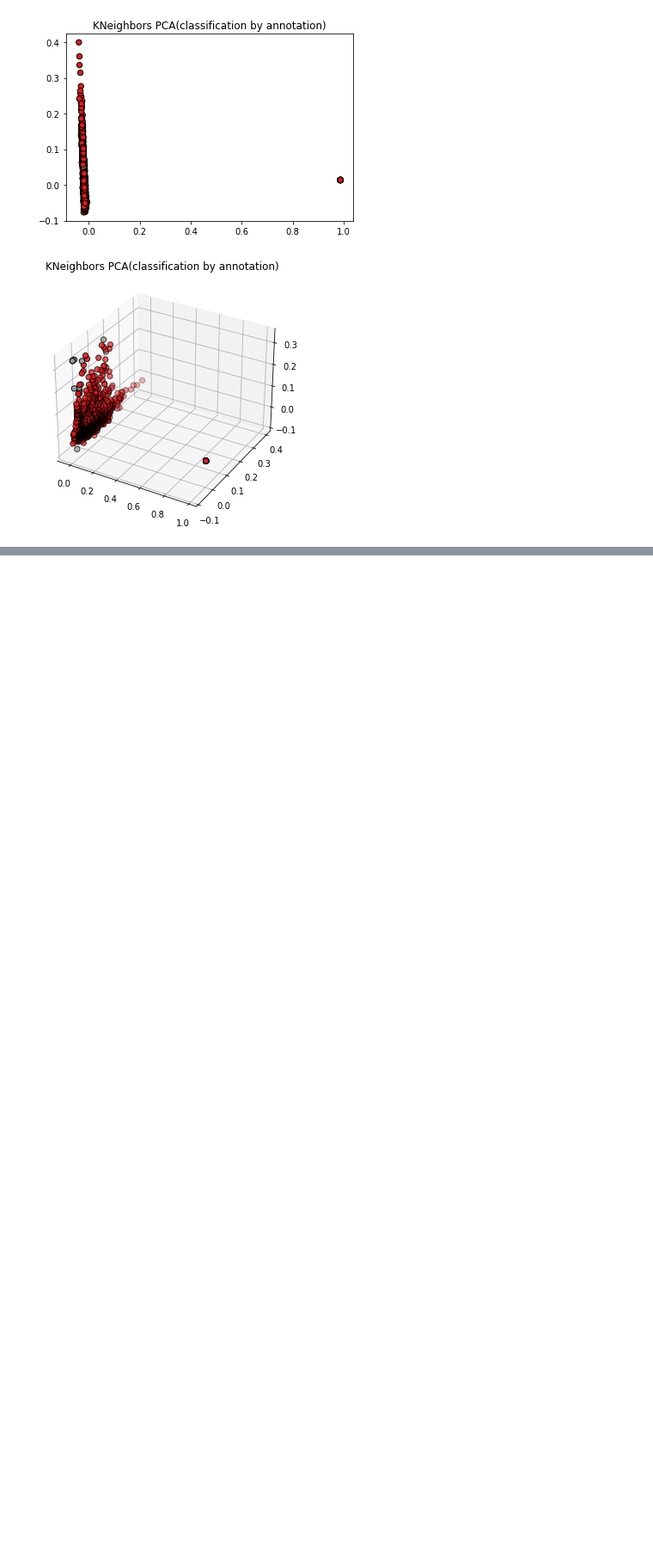
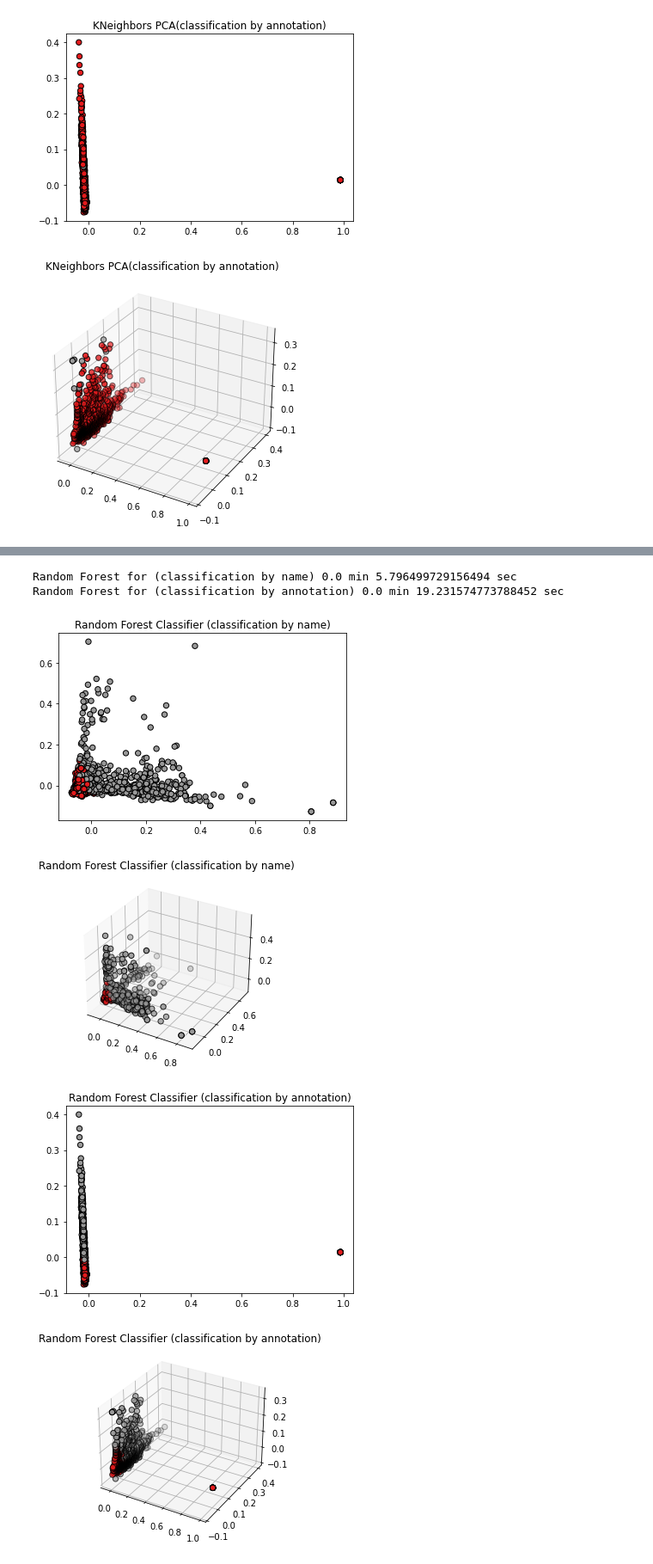
Before and after one commit to KozlovIA/binary-text-classification_, a Jupyter notebook: main.ipynb, the cells around one changed output, grey strips where cells are left out. Shown at 86% size. Saved outputs shown, nothing was run; the diff lists cells and outputs as text; code cells hidden in the pictures; blank space fills up the shorter version.

```diff
--- a/main.ipynb
+++ b/main.ipynb
@@ -158,21 +227,42 @@ def rand_tree():
+# %%
+def random_forest_(X_train, X_test, y_train, y_test, label=''):
+    """Классификация с помощью случайного леса"""
+    model = RandomForestClassifier()
+
+    start_time = time.time()
+
+    model.fit(X_train, y_train)
+    y_proba = model.predict(X_test)
+
+    cls.pca(X_test, y_proba, title='Random Forest Classifier ' + label)
+
+    print("Random Forest for " + label, (time.time() - start_time)//60, "min", (time.time() - start_time)%60, "sec")
+
+    return y_proba, classification_report(y_test, y_proba), confusion_matrix(y_test, y_proba), accuracy_score(y_test, y_proba)
 # %%
-def rand_forest():
-    # Классификация random forest с удалением малозначимых терминов// с графиками
+# Классификация random forest с удалением малозначимых терминов// с графиками
 
-    file = open("Классификация random forest с удалением малозначимых терминов.txt", 'w', encoding='utf-8')
+file = open("Классификация random forest с удалением малозначимых терминов.txt", 'w', encoding='utf-8')
 
-    file_predict = open("Метки random forest.txt", 'w', encoding='utf-8')
+file_predict = open("Метки random forest.txt", 'w', encoding='utf-8')
 
-    test_pred, classificationReport, confusionMatrix, accuracy = cls.random_forest(x_train_N, x_test_N, y_train_N, y_test_N, "(classification by name)")
-    file.write("Результаты классификации:\n" + "Точность:\n" + str(accuracy) + "\nМатрица ошибок:\n" + str(confusionMatrix) + "\nОтчет классификации:\n" + str(classificationReport))
-    test_pred = list(map(int, test_pred))
-    [file_predict.write(str(test_pred[i]) + ' ') for i in range(len(test_pred))]
-    file_predict.write('\n')
+test_pred, classificationReport, confusionMatrix, accuracy = random_forest_(x_train_N, x_test_N, y_train_N, y_test_N, "(classification by name)")
+file.write("Результаты классификации:\n" + "Точность:\n" + str(accuracy) + "\nМатрица ошибок:\n" + str(confusionMatrix) + "\nОтчет классификации:\n" + str(classificationReport))
+test_pred = list(map(int, test_pred))
+[file_predict.write(str(test_pred[i]) + ' ') for i in range(len(test_pred))]
+file_predict.write('\n')
 
-    test_pred, classificationReport, confusionMatrix, accuracy = cls.random_forest(x_train_A, x_test_A, y_train_A, y_test_A, "(classification by annotation)")
-    file.write("Результаты классификации:\n" + "Точность:\n" + str(accuracy) + "\nМатрица ошибок:\n" + str(confusionMatrix) + "\nОтчет классификации:\n" + str(classificationReport))
-    test_pred = list(map(int, test_pred))
-    [file_predict.write(str(test_pred[i]) + ' ') for i in range(len(test_pred))]
+test_pred, classificationReport, confusionMatrix, accuracy = random_forest_(x_train_A, x_test_A, y_train_A, y_test_A, "(classification by annotation)")
+file.write("Результаты классификации:\n" + "Точность:\n" + str(accuracy) + "\nМатрица ошибок:\n" + str(confusionMatrix) + "\nОтчет классификации:\n" + str(classificationReport))
+test_pred = list(map(int, test_pred))
+[file_predict.write(str(test_pred[i]) + ' ') for i in range(len(test_pred))]
 
-    file.close()
-    file_predict.close()
+file.close()
+file_predict.close()
+# %% [output]
+Random Forest for (classification by name) 0.0 min 5.796499729156494 sec
+Random Forest for (classification by annotation) 0.0 min 19.231574773788452 sec
+[figure, added]
+[figure, added]
+[figure, added]
+[figure, added]
```
Also changed, not shown: parts of 11 cells of this notebook, 8 other files.
